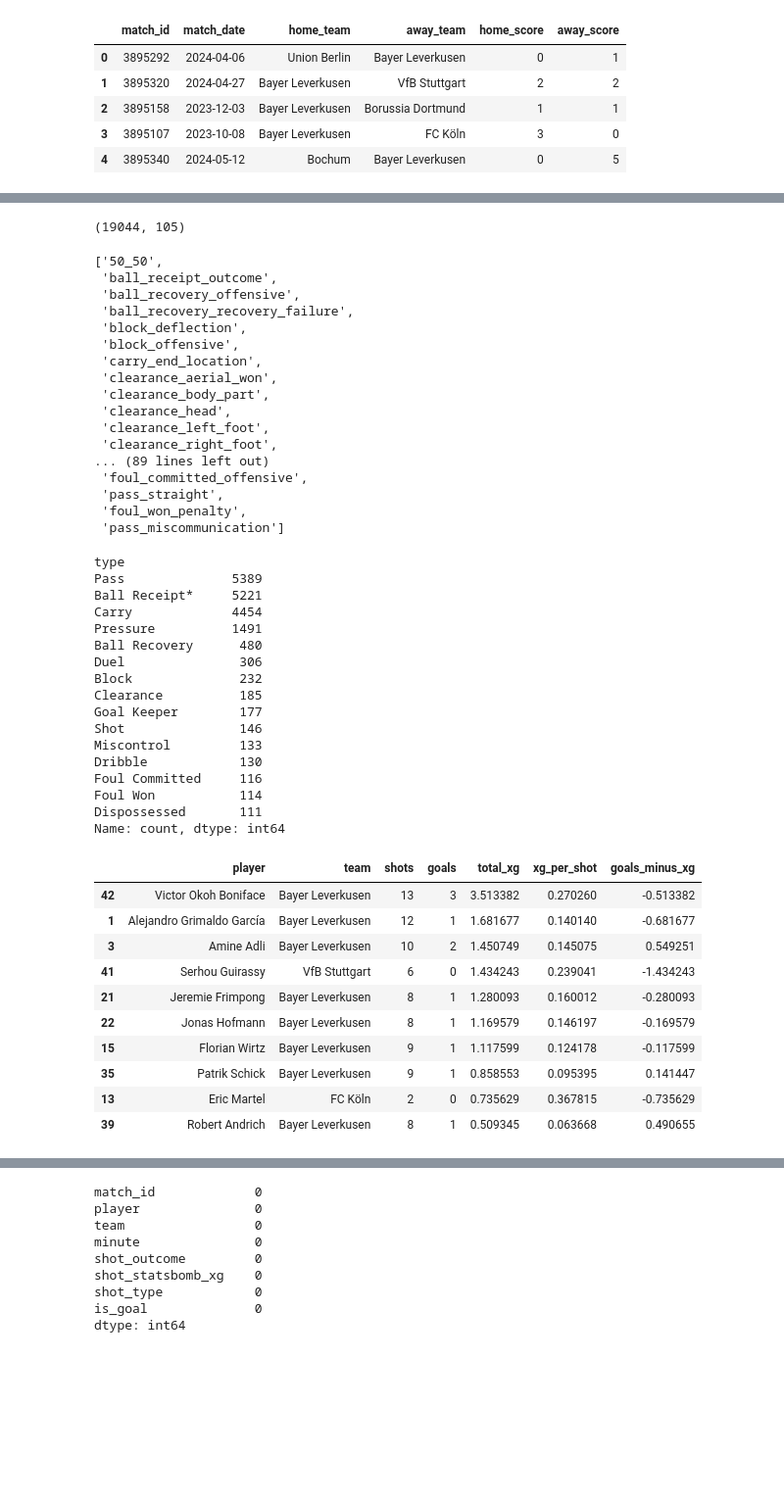
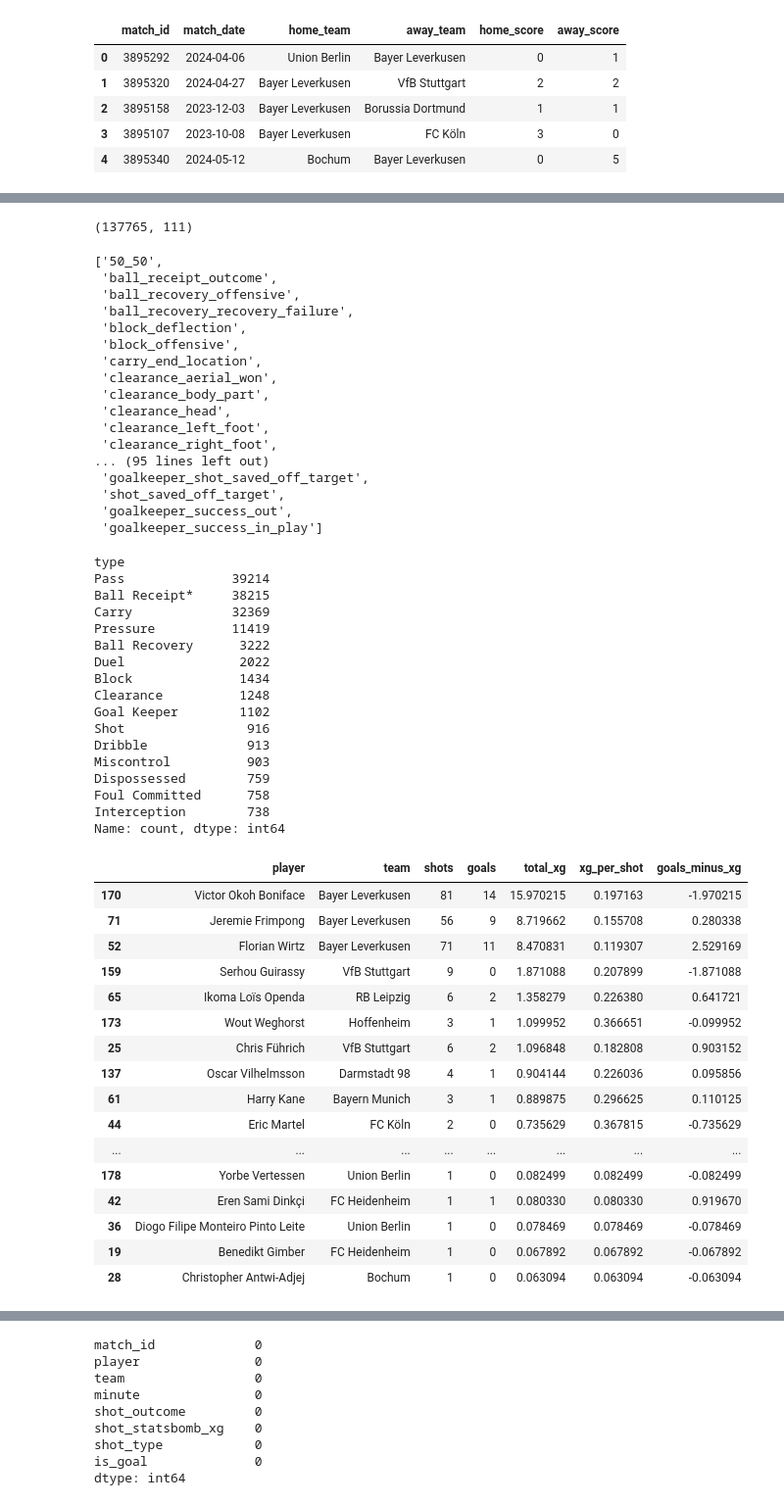
Before and after one commit to matheusmazeto/player-shooting-scout, a Jupyter notebook: notebooks/01_scout_finalizacoes.ipynb, the cells around one changed output, grey strips where cells are left out. Shown at 98% size. Saved outputs shown, nothing was run; the diff lists cells and outputs as text; code cells hidden in the pictures; blank space fills up the shorter version.

```diff
--- a/notebooks/01_scout_finalizacoes.ipynb
+++ b/notebooks/01_scout_finalizacoes.ipynb
@@ -86,7 +84,7 @@ matches[
 | 3 | 3895107 | 2023-10-08 | Bayer Leverkusen | FC Köln | 3 | 0 |
 | 4 | 3895340 | 2024-05-12 | Bochum | Bayer Leverkusen | 0 | 5 |
 # %%
-sample_matches = matches.head(5)
+sample_matches = matches
 
 sample_matches[
     ["match_id", "home_team", "away_team"]
@@ -109,7 +118,7 @@ events = pd.concat(
 
 events.shape
 # %% [output]
-(19044, 105)
+(137765, 111)
 # %%
 events.columns.tolist()
 # %% [output]
@@ -125,30 +134,30 @@ events.columns.tolist()
  'clearance_head',
  'clearance_left_foot',
  'clearance_right_foot',
-... (89 lines left out)
- 'foul_committed_offensive',
- 'pass_straight',
- 'foul_won_penalty',
- 'pass_miscommunication']
+... (95 lines left out)
+ 'goalkeeper_shot_saved_off_target',
+ 'shot_saved_off_target',
+ 'goalkeeper_success_out',
+ 'goalkeeper_success_in_play']
 # %%
 events["type"].value_counts().head(15)
 # %% [output]
 type
-Pass              5389
-Ball Receipt*     5221
-Carry             4454
-Pressure          1491
-Ball Recovery      480
-Duel               306
-Block              232
-Clearance          185
-Goal Keeper        177
-Shot               146
-Miscontrol         133
-Dribble            130
-Foul Committed     116
-Foul Won           114
-Dispossessed       111
+Pass              39214
+Ball Receipt*     38215
+Carry             32369
+Pressure          11419
+Ball Recovery      3222
+Duel               2022
+Block              1434
+Clearance          1248
+Goal Keeper        1102
+Shot                916
+Dribble             913
+Miscontrol          903
+Dispossessed        759
+Foul Committed      758
+Interception        738
 Name: count, dtype: int64
 # %%
 shots = events.loc[
@@ -188,22 +197,35 @@ ranking["goals_minus_xg"] = (
 # %%
 ranking = ranking.sort_values(
     "total_xg",
     ascending=False,
 )
 
-ranking.head(10)
+top_players_by_team = (
+    ranking
+    .sort_values("total_xg", ascending=False)
+    .groupby("team")
+    .head(3)
+)
+
+top_players_by_team
 # %% [output]
 |  | player | team | shots | goals | total_xg | xg_per_shot | goals_minus_xg |
-| 42 | Victor Okoh Boniface | Bayer Leverkusen | 13 | 3 | 3.513382 | 0.270260 | -0.513382 |
-| 1 | Alejandro Grimaldo García | Bayer Leverkusen | 12 | 1 | 1.681677 | 0.140140 | -0.681677 |
-| 3 | Amine Adli | Bayer Leverkusen | 10 | 2 | 1.450749 | 0.145075 | 0.549251 |
-| 41 | Serhou Guirassy | VfB Stuttgart | 6 | 0 | 1.434243 | 0.239041 | -1.434243 |
-| 21 | Jeremie Frimpong | Bayer Leverkusen | 8 | 1 | 1.280093 | 0.160012 | -0.280093 |
-| 22 | Jonas Hofmann | Bayer Leverkusen | 8 | 1 | 1.169579 | 0.146197 | -0.169579 |
-| 15 | Florian Wirtz | Bayer Leverkusen | 9 | 1 | 1.117599 | 0.124178 | -0.117599 |
-| 35 | Patrik Schick | Bayer Leverkusen | 9 | 1 | 0.858553 | 0.095395 | 0.141447 |
-| 13 | Eric Martel | FC Köln | 2 | 0 | 0.735629 | 0.367815 | -0.735629 |
-| 39 | Robert Andrich | Bayer Leverkusen | 8 | 1 | 0.509345 | 0.063668 | 0.490655 |
+| 170 | Victor Okoh Boniface | Bayer Leverkusen | 81 | 14 | 15.970215 | 0.197163 | -1.970215 |
+| 71 | Jeremie Frimpong | Bayer Leverkusen | 56 | 9 | 8.719662 | 0.155708 | 0.280338 |
+| 52 | Florian Wirtz | Bayer Leverkusen | 71 | 11 | 8.470831 | 0.119307 | 2.529169 |
+| 159 | Serhou Guirassy | VfB Stuttgart | 9 | 0 | 1.871088 | 0.207899 | -1.871088 |
+| 65 | Ikoma Loïs Openda | RB Leipzig | 6 | 2 | 1.358279 | 0.226380 | 0.641721 |
+| 173 | Wout Weghorst | Hoffenheim | 3 | 1 | 1.099952 | 0.366651 | -0.099952 |
+| 25 | Chris Führich | VfB Stuttgart | 6 | 2 | 1.096848 | 0.182808 | 0.903152 |
+| 137 | Oscar Vilhelmsson | Darmstadt 98 | 4 | 1 | 0.904144 | 0.226036 | 0.095856 |
+| 61 | Harry Kane | Bayern Munich | 3 | 1 | 0.889875 | 0.296625 | 0.110125 |
+| 44 | Eric Martel | FC Köln | 2 | 0 | 0.735629 | 0.367815 | -0.735629 |
+| ... | ... | ... | ... | ... | ... | ... | ... |
+| 178 | Yorbe Vertessen | Union Berlin | 1 | 0 | 0.082499 | 0.082499 | -0.082499 |
+| 42 | Eren Sami Dinkçi | FC Heidenheim | 1 | 1 | 0.080330 | 0.080330 | 0.919670 |
+| 36 | Diogo Filipe Monteiro Pinto Leite | Union Berlin | 1 | 0 | 0.078469 | 0.078469 | -0.078469 |
+| 19 | Benedikt Gimber | FC Heidenheim | 1 | 0 | 0.067892 | 0.067892 | -0.067892 |
+| 28 | Christopher Antwi-Adjej | Bochum | 1 | 0 | 0.063094 | 0.063094 | -0.063094 |
 # %%
 ranking_display = ranking.copy()
 
```
Also changed, not shown: parts of 9 cells of this notebook, 2 other files.
